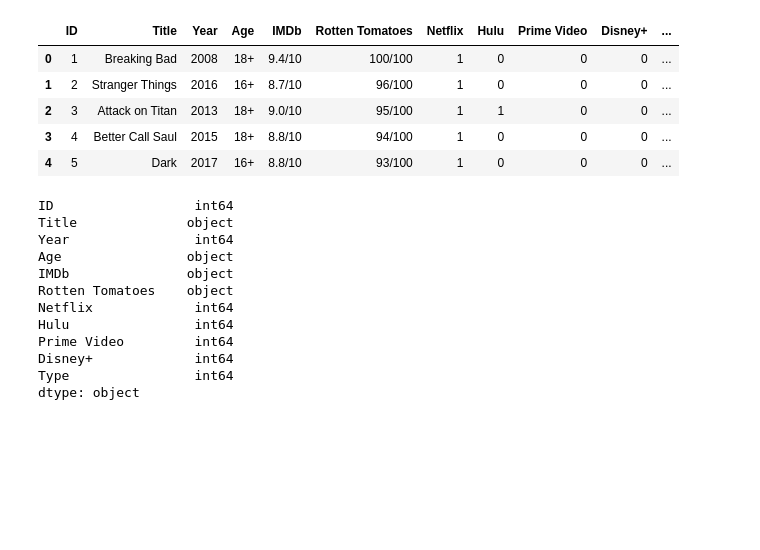
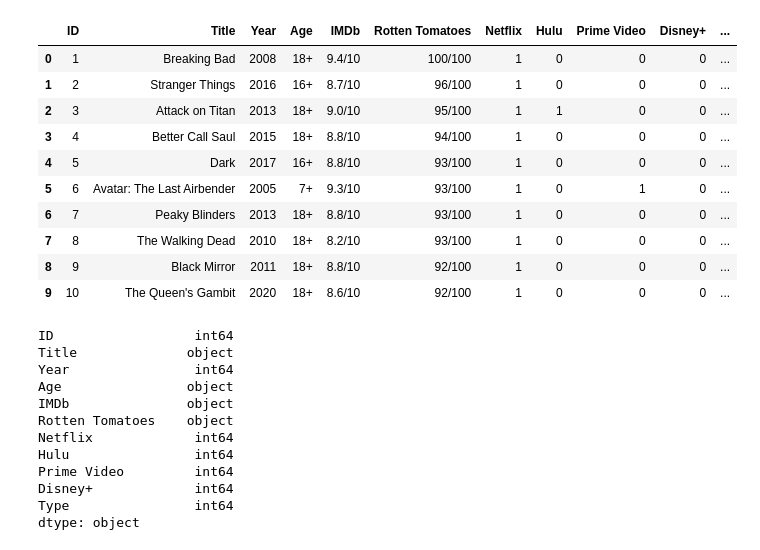
Before and after one commit to sabaafirdous/Test-repo, a Jupyter notebook: datacleaning1.ipynb, the cells around one changed output. Cells and saved outputs as stored; diff of their text form; code cells hidden in the pictures; blank space fills up the shorter version.

```diff
--- a/datacleaning1.ipynb
+++ b/datacleaning1.ipynb
@@ -5,15 +5,21 @@ import pandas as pd
 # %%
 df = pd.read_csv('https://raw.githubusercontent.com/zeerakb1/dataset/main/tv_shows.csv', index_col='Unnamed: 0')
 # %%
-x= df.head(5)
+
+x= df.head(10)
 x
 # %% [output]
 |  | ID | Title | Year | Age | IMDb | Rotten Tomatoes | Netflix | Hulu | Prime Video | Disney+ | ... |
 | 0 | 1 | Breaking Bad | 2008 | 18+ | 9.4/10 | 100/100 | 1 | 0 | 0 | 0 | ... |
 | 1 | 2 | Stranger Things | 2016 | 16+ | 8.7/10 | 96/100 | 1 | 0 | 0 | 0 | ... |
 | 2 | 3 | Attack on Titan | 2013 | 18+ | 9.0/10 | 95/100 | 1 | 1 | 0 | 0 | ... |
 | 3 | 4 | Better Call Saul | 2015 | 18+ | 8.8/10 | 94/100 | 1 | 0 | 0 | 0 | ... |
 | 4 | 5 | Dark | 2017 | 16+ | 8.8/10 | 93/100 | 1 | 0 | 0 | 0 | ... |
+| 5 | 6 | Avatar: The Last Airbender | 2005 | 7+ | 9.3/10 | 93/100 | 1 | 0 | 1 | 0 | ... |
+| 6 | 7 | Peaky Blinders | 2013 | 18+ | 8.8/10 | 93/100 | 1 | 0 | 0 | 0 | ... |
+| 7 | 8 | The Walking Dead | 2010 | 18+ | 8.2/10 | 93/100 | 1 | 0 | 0 | 0 | ... |
+| 8 | 9 | Black Mirror | 2011 | 18+ | 8.8/10 | 92/100 | 1 | 0 | 0 | 0 | ... |
+| 9 | 10 | The Queen's Gambit | 2020 | 18+ | 8.6/10 | 92/100 | 1 | 0 | 0 | 0 | ... |
 # %%
 df.dtypes
 # %% [output]
```
